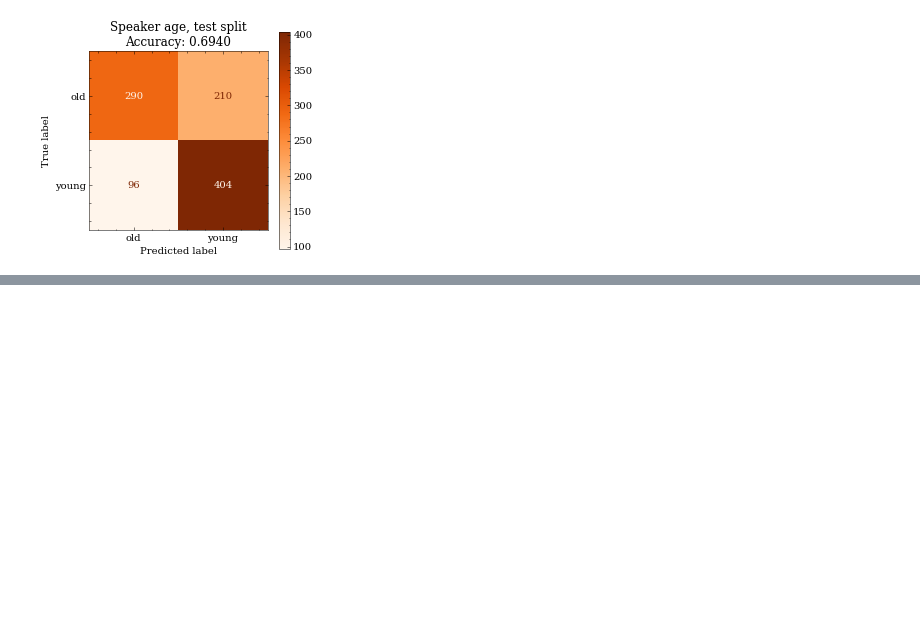
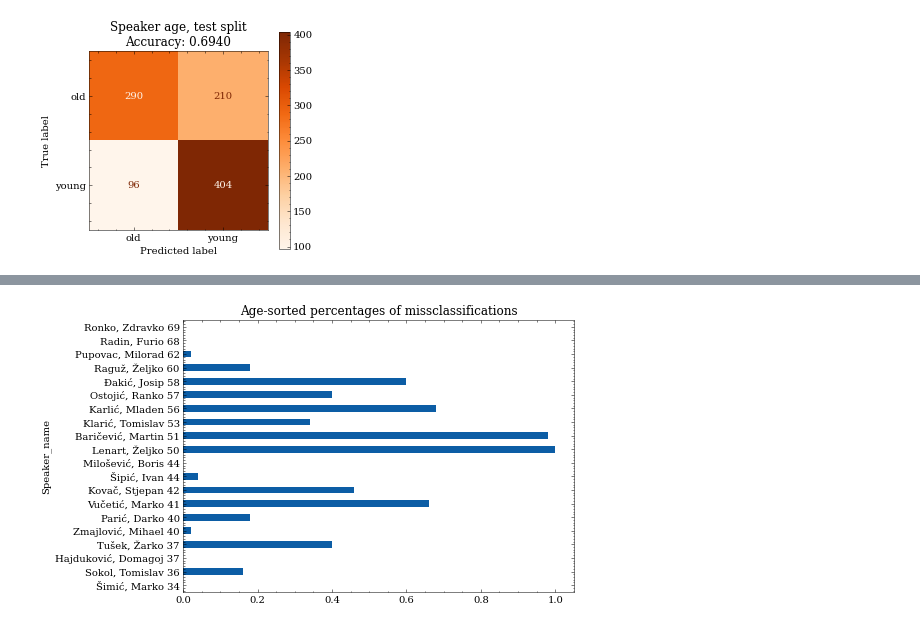
Before and after one commit to 5roop/task11, a Jupyter notebook: 009_analisis.ipynb, the cells around one changed output, grey strips where cells are left out. Saved outputs shown, nothing was run; the diff lists cells and outputs as text; code cells hidden in the pictures; blank space fills up the shorter version.

```diff
--- a/009_analisis.ipynb
+++ b/009_analisis.ipynb
@@ -129,0 +204,25 @@ plt.show()
+# %%
+new_names = test.Speaker_name+" "+ test.Speaker_age_at_recording.astype(int).astype(str)
+gb = test.assign(Speaker_name=new_names).groupby("Speaker_name").agg({
+    "missclassified": lambda i: sum(i) / len(i),
+    "Speaker_age_at_recording": "median"
+    }).sort_values("Speaker_age_at_recording", ascending=True)
+gb
+
+x = gb.missclassified
+y = gb.index
+
+
+fig, ax = plt.subplots(figsize=(7, 5))
+
+gb.missclassified.plot.barh(ax=ax)
+
+plt.title("Age-sorted percentages of missclassifications")
+
+fname = "images/009_age_missclassifications_percentages_by_speaker_barh"
+
+plt.savefig(fname+".pdf")
+plt.savefig(fname+".png")
+plt.show()
+# %% [output]
+[figure, added]
```
Also changed, not shown: parts of 8 cells of this notebook, 9 other files.
